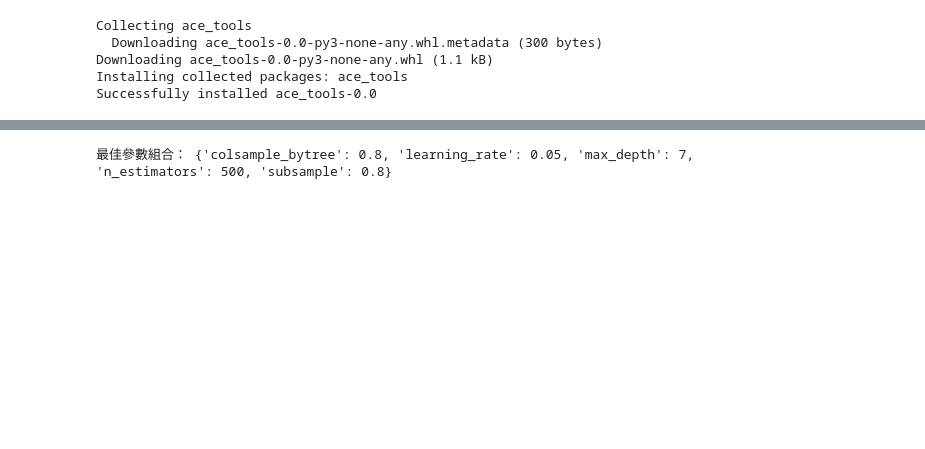
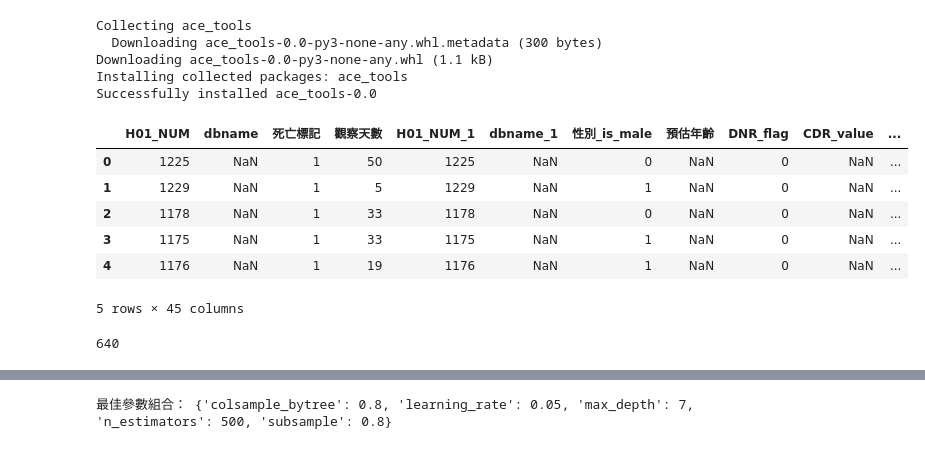
Before and after one commit to peculab/AI4JUBO, a Jupyter notebook: JuboDeath_V3.ipynb, the cells around one changed output, grey strips where cells are left out. Cells and saved outputs as stored; diff of their text form; code cells hidden in the pictures; blank space fills up the shorter version.

```diff
--- a/JuboDeath_V3.ipynb
+++ b/JuboDeath_V3.ipynb
@@ -24,6 +24,40 @@ from sklearn.metrics import (
     accuracy_score, precision_score, recall_score, f1_score, roc_auc_score,
     classification_report, confusion_matrix, mean_absolute_error, r2_score
 )
+# %%
+# 載入外部資料
+from google.colab import auth
+auth.authenticate_user()
+
+import gspread
+from google.auth import default
+creds, _ = default()
+
+gc = gspread.authorize(creds)
+# %%
+import pandas as pd
+# read data and put it in a dataframe
+# 在 google 工作表載入 gsheets
+gsheets = gc.open_by_url('https://docs.google.com/spreadsheets/d/1Hoguf7PGhJoy0bGzIxf3P7yMHWHuKvdwyd4grxvRHkA/edit?usp=sharing')
+worksheet = gsheets.worksheet("測試資料表")  # 指定分頁名稱
+# %%
+worksheet = worksheet.get_all_records()
+external = pd.DataFrame(worksheet)
+external = external.apply(lambda col: pd.to_numeric(col.astype(str).str.replace(',', '').str.strip(), errors='coerce'))
+# %%
+external.head()
+# %% [output]
+|  | H01_NUM | dbname | 死亡標記 | 觀察天數 | H01_NUM_1 | dbname_1 | 性別_is_male | 預估年齡 | DNR_flag | CDR_value | ... |
+| 0 | 1225 | NaN | 1 | 50 | 1225 | NaN | 0 | NaN | 0 | NaN | ... |
+| 1 | 1229 | NaN | 1 | 5 | 1229 | NaN | 1 | NaN | 0 | NaN | ... |
+| 2 | 1178 | NaN | 1 | 33 | 1178 | NaN | 0 | NaN | 0 | NaN | ... |
+| 3 | 1175 | NaN | 1 | 33 | 1175 | NaN | 1 | NaN | 0 | NaN | ... |
+| 4 | 1176 | NaN | 1 | 19 | 1176 | NaN | 1 | NaN | 0 | NaN | ... |
+5 rows × 45 columns
+# %%
+len(external)
+# %% [output]
+640
 # %%
 # 載入與清理資料
 chunks = pd.read_csv("trainingData.csv", chunksize=5000, low_memory=False, on_bad_lines='skip')
```
Also changed, not shown: parts of 7 cells of this notebook.
